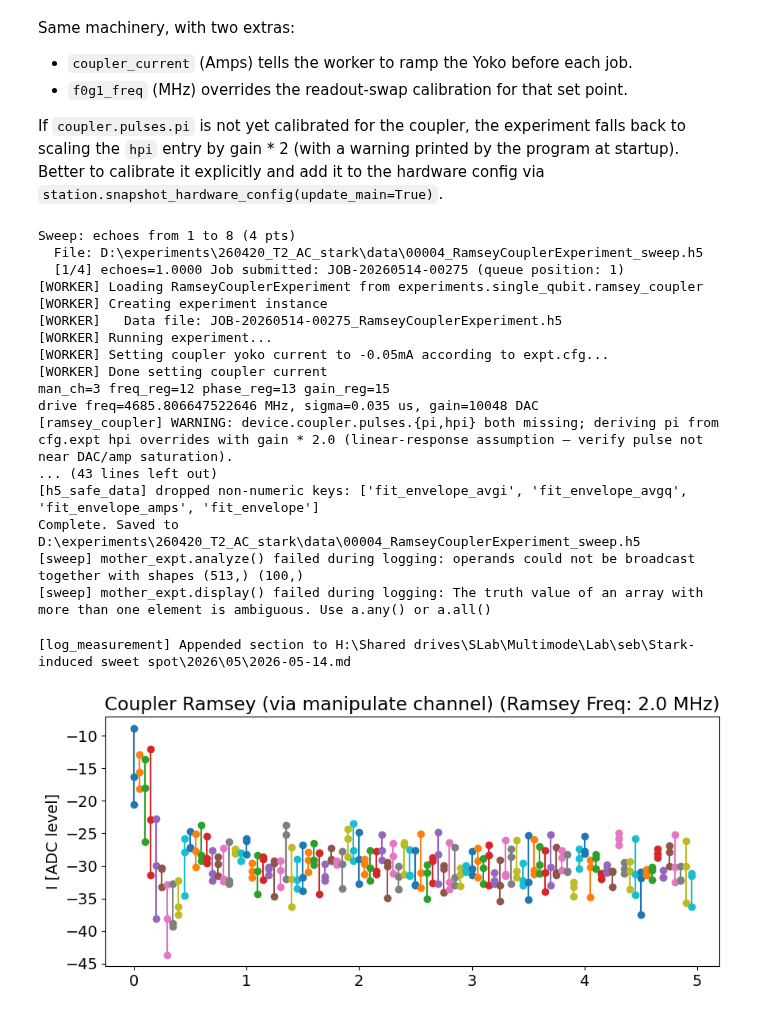
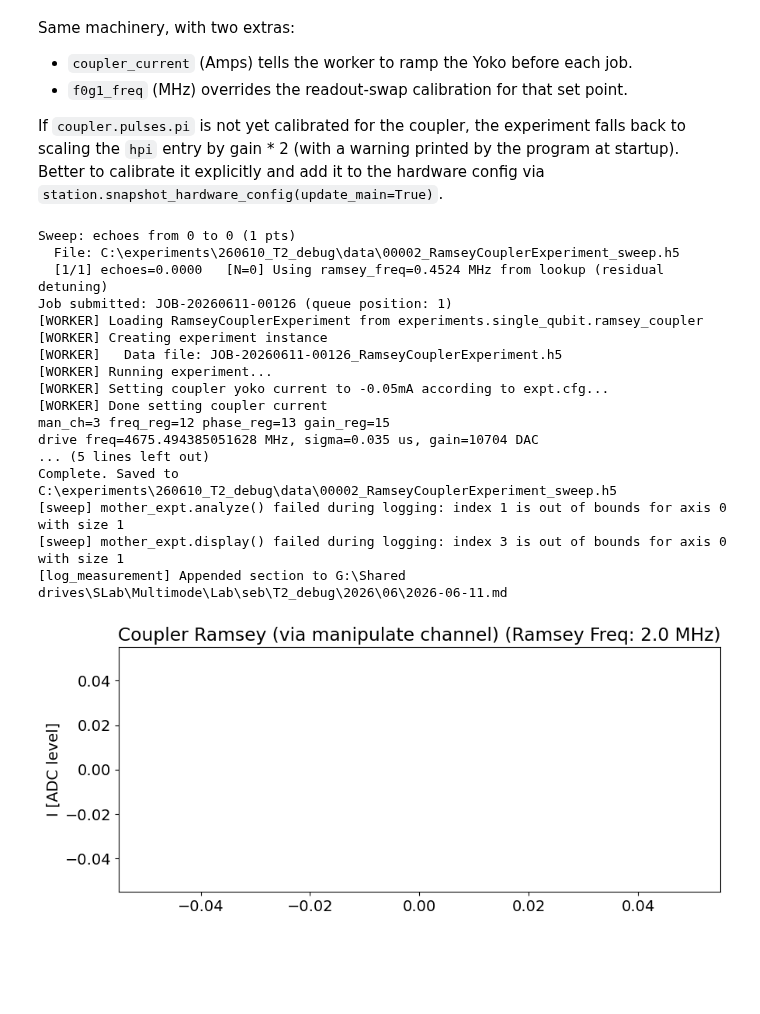
Before and after one commit to SchusterLab/multimode_expts, a Jupyter notebook: measurement_notebooks/QEC/cpmg_noise_spectroscopy.ipynb, the cells around one changed output. Drawn from its saved outputs; the diff is of its cells as text; code cells hidden in the pictures; blank space fills up the shorter version.

```diff
--- a/measurement_notebooks/QEC/cpmg_noise_spectroscopy.ipynb
+++ b/measurement_notebooks/QEC/cpmg_noise_spectroscopy.ipynb
@@ -54,13 +72,13 @@ Server status: healthy, pending: 0
 # created elsewhere in your session, just reuse it.
 
 USER = 'seb'
-EXPERIMENT_NAME = '260420_T2_AC_stark'
+EXPERIMENT_NAME = '260610_T2_debug'
 
 
 station = MultimodeStation(
     user=USER,
     experiment_name=EXPERIMENT_NAME,
-    project='Stark-induced sweet spot',
+    project='T2_debug',
     log_measurements=True,
 )
 USE_QUEUE = True
@@ -428,7 +446,7 @@ manipulate_runner = SweepRunner(
 #   N=0  : large virtual detuning, well-resolved Ramsey fringes
 #   N>=1 : small detuning so the CPMG envelope dominates the fit
 # N_values_man = [0, 1, 2, 4]
-N_values_man = [0, 1, 2, 4]
+N_values_man = [0, 1]
 
 def manipulate_ramsey_freq_for(N, _cfg):
     return {'ramsey_freq': 3.5549665689789007+0.01 if int(N) == 0 else 0.01}
@@ -582,8 +566,8 @@ coupler_cfg = AttrDict({
     'length':     coupler_hpi_length_at_I,  # used when pulse_type='const'
     'sigma':      coupler_hpi_sigma_at_I,   # used when pulse_type='gauss'
     'start': 0.0,
-    'step': 0.05,
-    'expts': 100,
+    'step': 0.02,
+    'expts': 50,
     'ramsey_freq': 2.0,            # default; per_point_cfg below overrides
     'reps': 500,
     'rounds': 1,
@@ -597,6 +581,7 @@ coupler_cfg = AttrDict({
     # 'pi_gain':   <DAC>,
 })
 
+
 coupler_runner = SweepRunner(
     station=station,
     ExptClass=meas.RamseyCouplerExperiment,
@@ -608,43 +593,42 @@ coupler_runner = SweepRunner(
 # %%
 # Coupler sweep: include N=0 Ramsey + CPMG N>=1 with per-point ramsey_freq.
 # For N=0 use the measured residual detuning so the fringes are well-resolved;
 # for N>=1 use a small virtual detuning so the CPMG envelope dominates.
 # N_values_cpl = [0, 1, 2, 4, 8]
-N_values_cpl = [1, 2, 4, 8]
+N_values_cpl = [0]
 
 def coupler_ramsey_freq_for(N, _cfg):
     if int(N) == 0:
         f0 = coupler_ramsey_offset_at_I if coupler_ramsey_offset_at_I is not None else 1.0
         print(f'  [N=0] Using ramsey_freq={f0:.4f} MHz from lookup (residual detuning)')
         return {'ramsey_freq': float(f0)}
     return {'ramsey_freq': 2.0}
 
 mother_cpl = coupler_runner.execute(
     sweep_start=min(N_values_cpl), sweep_stop=max(N_values_cpl),
     sweep_npts=len(N_values_cpl),
     sweep_vals=N_values_cpl,
     per_point_cfg=coupler_ramsey_freq_for,
 )
 # %% [output]
-Sweep: echoes from 1 to 8 (4 pts)
-  File: D:\experiments\260420_T2_AC_stark\data\00004_RamseyCouplerExperiment_sweep.h5
-  [1/4] echoes=1.0000 Job submitted: JOB-20260514-00275 (queue position: 1)
+Sweep: echoes from 0 to 0 (1 pts)
+  File: C:\experiments\260610_T2_debug\data\00002_RamseyCouplerExperiment_sweep.h5
+  [1/1] echoes=0.0000   [N=0] Using ramsey_freq=0.4524 MHz from lookup (residual detuning)
+Job submitted: JOB-20260611-00126 (queue position: 1)
 [WORKER] Loading RamseyCouplerExperiment from experiments.single_qubit.ramsey_coupler
 [WORKER] Creating experiment instance
-[WORKER]   Data file: JOB-20260514-00275_RamseyCouplerExperiment.h5
+[WORKER]   Data file: JOB-20260611-00126_RamseyCouplerExperiment.h5
 [WORKER] Running experiment...
 [WORKER] Setting coupler yoko current to -0.05mA according to expt.cfg...
 [WORKER] Done setting coupler current
 man_ch=3 freq_reg=12 phase_reg=13 gain_reg=15
-drive freq=4685.806647522646 MHz, sigma=0.035 us, gain=10048 DAC
-[ramsey_coupler] WARNING: device.coupler.pulses.{pi,hpi} both missing; deriving pi from cfg.expt hpi overrides with gain * 2.0 (linear-response assumption — verify pulse not near DAC/amp saturation).
-... (43 lines left out)
-[h5_safe_data] dropped non-numeric keys: ['fit_envelope_avgi', 'fit_envelope_avgq', 'fit_envelope_amps', 'fit_envelope']
-Complete. Saved to D:\experiments\260420_T2_AC_stark\data\00004_RamseyCouplerExperiment_sweep.h5
-[sweep] mother_expt.analyze() failed during logging: operands could not be broadcast together with shapes (513,) (100,)
-[sweep] mother_expt.display() failed during logging: The truth value of an array with more than one element is ambiguous. Use a.any() or a.all()
+drive freq=4675.494385051628 MHz, sigma=0.035 us, gain=10704 DAC
+... (5 lines left out)
+Complete. Saved to C:\experiments\260610_T2_debug\data\00002_RamseyCouplerExperiment_sweep.h5
+[sweep] mother_expt.analyze() failed during logging: index 1 is out of bounds for axis 0 with size 1
+[sweep] mother_expt.display() failed during logging: index 3 is out of bounds for axis 0 with size 1
+[log_measurement] Appended section to G:\Shared drives\SLab\Multimode\Lab\seb\T2_debug\2026\06\2026-06-11.md
-[log_measurement] Appended section to H:\Shared drives\SLab\Multimode\Lab\seb\Stark-induced sweet spot\2026\05\2026-05-14.md
-[figure, old version]
+[figure, new version]
 # %%
 fits_cpl = fit_cpmg_decays(
     mother_cpl.data,
```
Also changed, not shown: parts of 15 cells of this notebook, 2 other files.
